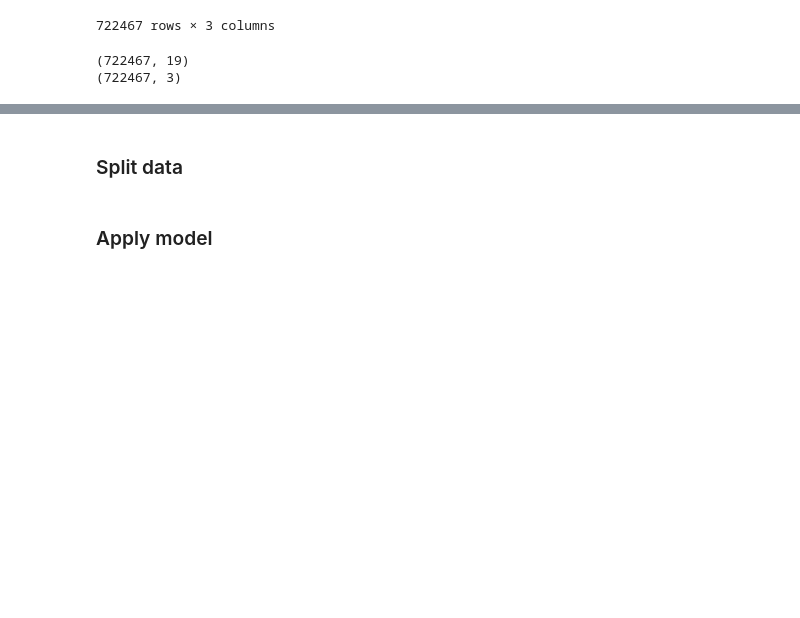
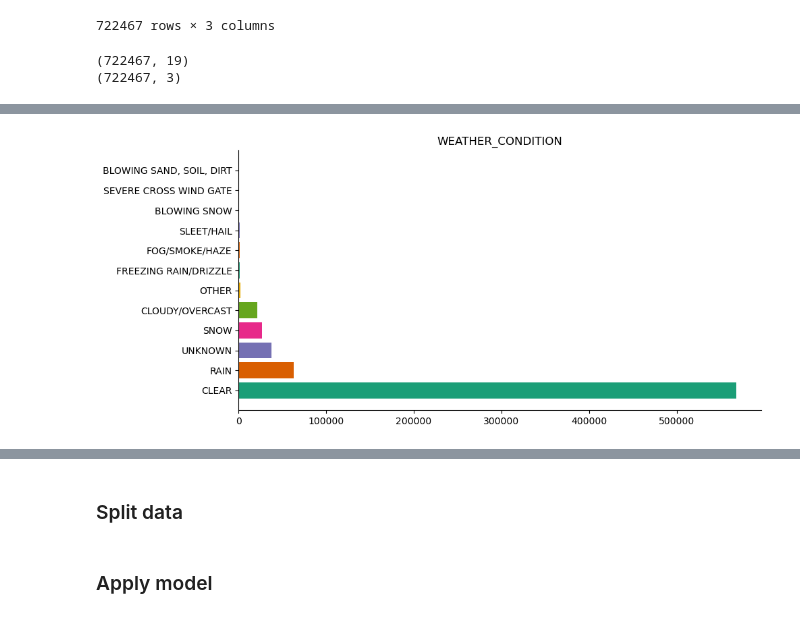
Before and after one commit to HuyHoangTuan/accidents_data_governance, a Jupyter notebook: src/note_book/main.ipynb, the cells around one changed output, grey strips where cells are left out. Cells and saved outputs as stored; diff of their text form; code cells hidden in the pictures; blank space fills up the shorter version.

```diff
--- a/src/note_book/main.ipynb
+++ b/src/note_book/main.ipynb
@@ -87,0 +123,4 @@ print(y_chicago.shape)
+# %%
+categorical_histogram(chicago, *['WEATHER_CONDITION'])
+# %% [output]
+[figure, added]
```
Also changed, not shown: parts of 10 cells of this notebook.
